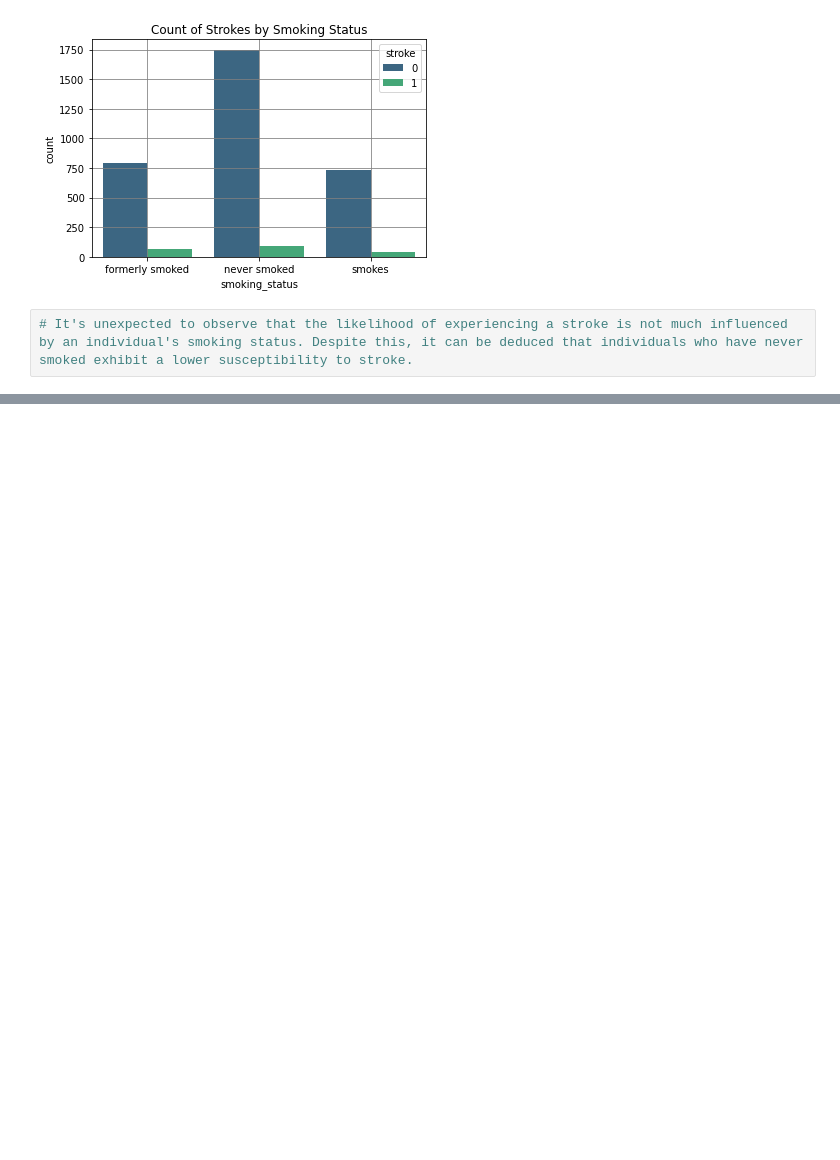
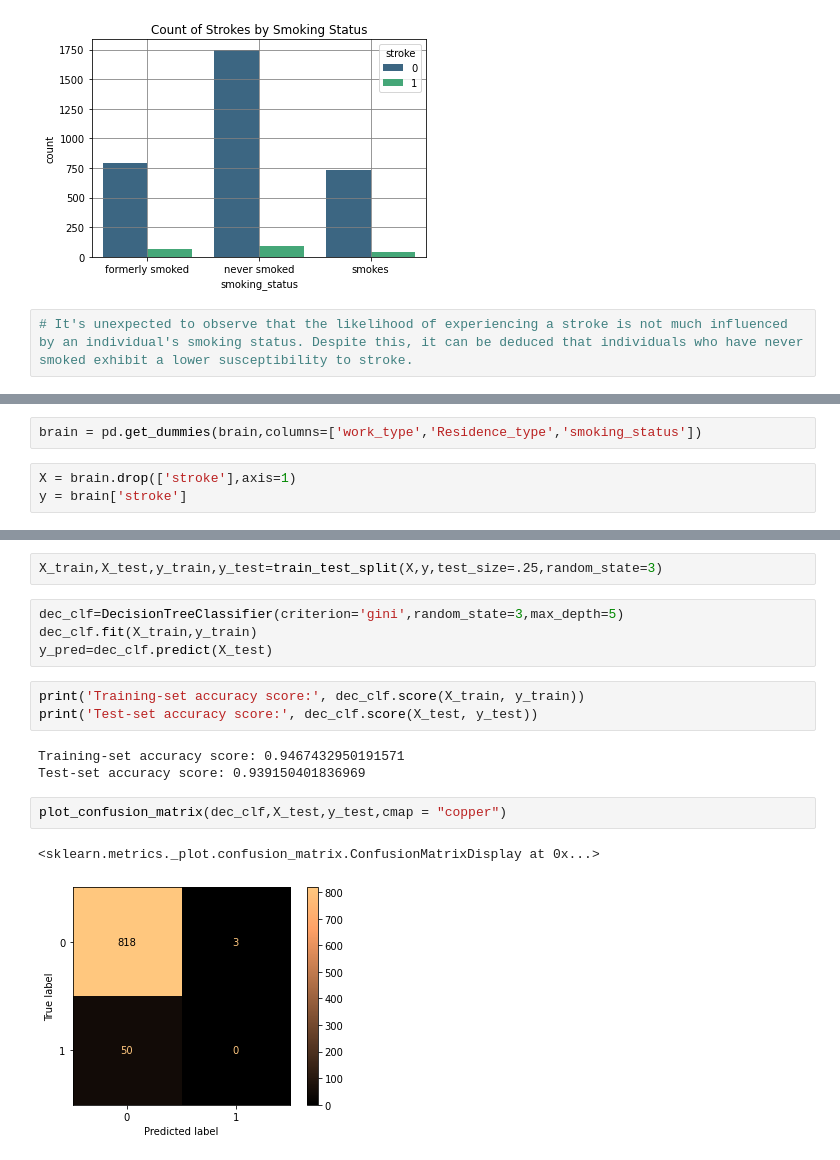
Before and after one commit to marianikitha01/finalproject_team10, a Jupyter notebook: Brain_stroke.ipynb, the cells around one changed output, grey strips where cells are left out. Drawn from its saved outputs; the diff is of its cells as text; blank space fills up the shorter version.

```diff
--- a/Brain_stroke.ipynb
+++ b/Brain_stroke.ipynb
@@ -183,0 +198,5 @@ plt.show()
+# %%
+brain = pd.get_dummies(brain,columns=['work_type','Residence_type','smoking_status'])
+# %%
+X = brain.drop(['stroke'],axis=1)
+y = brain['stroke']
@@ -183,0 +219,17 @@ plt.show()
+# %%
+X_train,X_test,y_train,y_test=train_test_split(X,y,test_size=.25,random_state=3)
+# %%
+dec_clf=DecisionTreeClassifier(criterion='gini',random_state=3,max_depth=5)
+dec_clf.fit(X_train,y_train)
+y_pred=dec_clf.predict(X_test)
+# %%
+print('Training-set accuracy score:', dec_clf.score(X_train, y_train))
+print('Test-set accuracy score:', dec_clf.score(X_test, y_test))
+# %% [output]
+Training-set accuracy score: 0.9467432950191571
+Test-set accuracy score: 0.939150401836969
+# %%
+plot_confusion_matrix(dec_clf,X_test,y_test,cmap = "copper")
+# %% [output]
+<sklearn.metrics._plot.confusion_matrix.ConfusionMatrixDisplay at 0x...>
+[figure, added]
```
Also changed, not shown: parts of 16 cells of this notebook.
